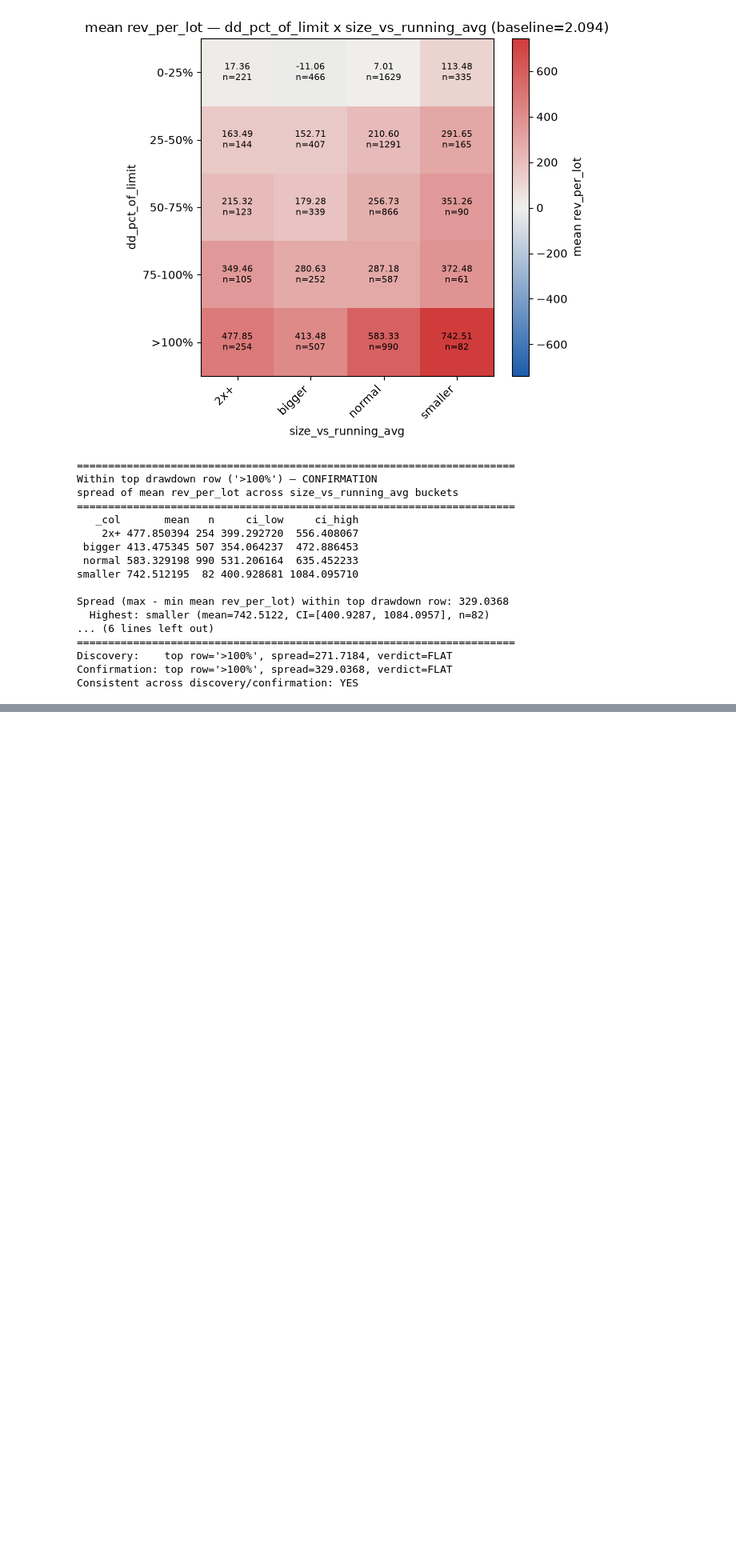
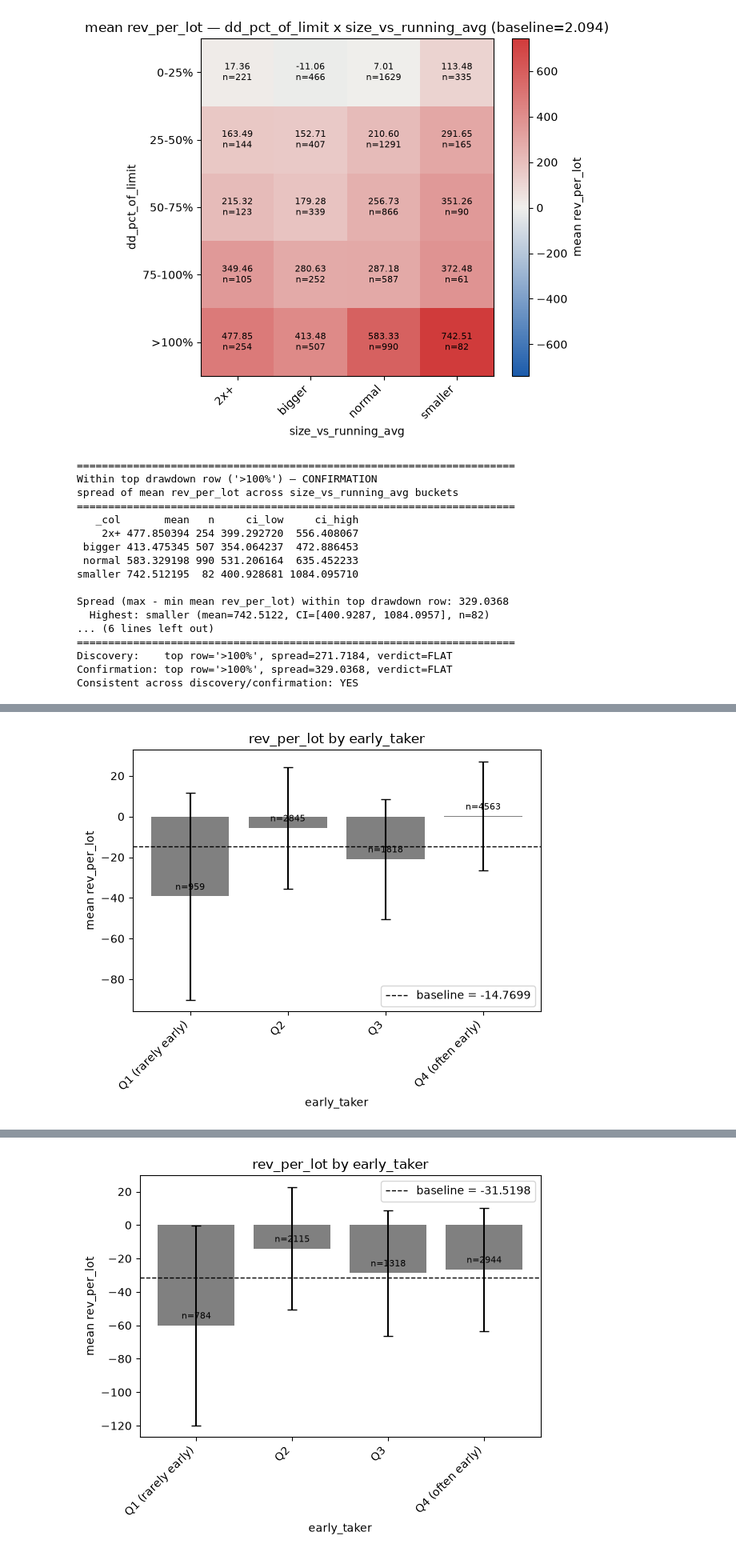
Before and after one commit to aanya006/C22-veNTUre-project, a Jupyter notebook: notebooks/EDA.ipynb, the cells around one changed output, grey strips where cells are left out. Shown at 80% size. Saved outputs shown, nothing was run; the diff lists cells and outputs as text; code cells hidden in the pictures; blank space fills up the shorter version.

```diff
--- a/notebooks/EDA.ipynb
+++ b/notebooks/EDA.ipynb
@@ -1627,0 +2141,78 @@ Consistent across discovery/confirmation: YES
+# %%
+# NOTE: partial-population bias — only defined for trades where the trader set a TP.
+
+work = discovery_df.sort_values(["traderId", "campaignId", "trade_seq_in_campaign"]).copy()
+
+tp_coverage_pct = 100 * work["has_TP"].mean()
+print(f"Coverage: {tp_coverage_pct:.1f}% of trades in discovery_df set a TP "
+      f"(has_TP==True, n={int(work['has_TP'].sum())} of {len(work)}). "
+      f"This bias only applies to that subpopulation.\n")
+
+# --- tp_distance_own: expanding mean (shifted), over PRIOR TP-set trades only ---
+work["tp_distance_raw"] = np.where(work["has_TP"], (work["tpPrice"] - work["openPrice"]).abs(), np.nan)
+work["tp_distance_own"] = work.groupby(["traderId", "campaignId"])["tp_distance_raw"].transform(
+    lambda s: s.shift(1).expanding().mean()
+)
+
+# --- early_taker: lagged trait — historical rate of closing winners well short of own TP ---
+# "well short" = actual exit distance < 75% of that trade's own intended TP distance
+actual_distance = (work["closePrice"] - work["openPrice"]).abs()
+is_winner = work["netProfit"] > 0
+work["is_early_trade"] = np.where(
+    work["has_TP"] & is_winner,
+    (actual_distance < 0.75 * work["tp_distance_raw"]).astype(float),
+    np.nan,
+)
+work["early_taker"] = work.groupby(["traderId", "campaignId"])["is_early_trade"].transform(
+    lambda s: s.shift(1).expanding().mean()
+)
+
+early_taker_coverage_pct = 100 * work["early_taker"].notna().mean()
+print(f"early_taker trait coverage: {early_taker_coverage_pct:.1f}% of ALL discovery_df trades "
+      f"have a defined trait (n={int(work['early_taker'].notna().sum())} of {len(work)}) — "
+      f"i.e. the trader has at least one prior winning TP-set trade this campaign to learn from.\n")
+
+discovery_df["tp_distance_own"] = work["tp_distance_own"]
+discovery_df["early_taker"] = work["early_taker"]
+
+# --- bucket by early_taker quartile, score vs rev_per_lot ---
+et_df = discovery_df.dropna(subset=["early_taker"]).copy()
+et_baseline = et_df["rev_per_lot"].mean()
+print(f"{'=' * 70}\nearly_taker quartile sweep — FULL population where the trait is defined "
+      f"(baseline={et_baseline:.4f}, n={len(et_df)})\n{'=' * 70}")
+full_result = sweep(
+    et_df, "early_taker", bins=[0, .25, .5, .75, 1.0], baseline_rev_per_lot=et_baseline,
+    labels=["Q1 (rarely early)", "Q2", "Q3", "Q4 (often early)"],
+)
+
+# --- does the signal hold when ALSO restricted to the SL/TP-setting subpopulation? ---
+et_tp_df = et_df[et_df["has_TP"]].copy()
+et_tp_n = len(et_tp_df)
+print(f"\n{'=' * 70}\nearly_taker quartile sweep — RESTRICTED to current trade also has_TP "
+      f"(n={et_tp_n})\n{'=' * 70}")
+
+tp_result = None
+if et_tp_n >= 100:
+    tp_baseline = et_tp_df["rev_per_lot"].mean()
+    tp_result = sweep(
+        et_tp_df, "early_taker", bins=[0, .25, .5, .75, 1.0], baseline_rev_per_lot=tp_baseline,
+        labels=["Q1 (rarely early)", "Q2", "Q3", "Q4 (often early)"],
+    )
+else:
+    print(f"Too few trades (n={et_tp_n}) in the has_TP-restricted subpopulation to sweep reliably.")
+
+print(f"\n{'=' * 70}\nDoes the signal hold on the SL/TP-setting subpopulation?\n{'=' * 70}")
+full_top = full_result.loc[full_result["mean_rev_per_lot"].idxmax()]
+print(f"Full population top bucket: {full_top['bucket']} "
+      f"(mean={full_top['mean_rev_per_lot']:.4f}, n={int(full_top['n'])})")
+if tp_result is not None:
+    tp_top = tp_result.loc[tp_result["mean_rev_per_lot"].idxmax()]
+    print(f"has_TP-restricted top bucket: {tp_top['bucket']} "
+          f"(mean={tp_top['mean_rev_per_lot']:.4f}, n={int(tp_top['n'])})")
+    same_bucket = full_top["bucket"] == tp_top["bucket"]
+    print(f"\n{'YES — consistent' if same_bucket else 'PARTIALLY — top bucket differs, check both tables above'} "
+          f"— the signal {'holds' if same_bucket else 'does not clearly hold'} on both the full population "
+          f"and the SL/TP-setting subpopulation.")
+else:
+    print("\nCannot check whether the signal holds on the SL/TP-setting subpopulation — too few trades there.")
+# %% [output]
@@ -1627,0 +2226 @@ Consistent across discovery/confirmation: YES
+[figure, added]
@@ -1627,0 +2232 @@ Consistent across discovery/confirmation: YES
+[figure, added]
```
Also changed, not shown: parts of 12 cells of this notebook.
